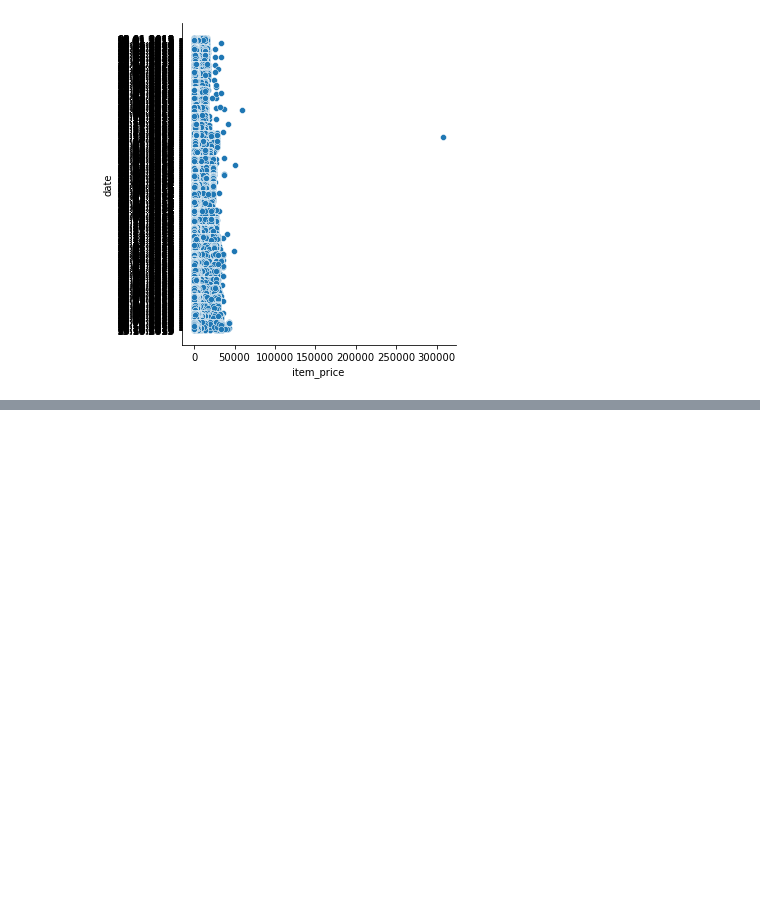
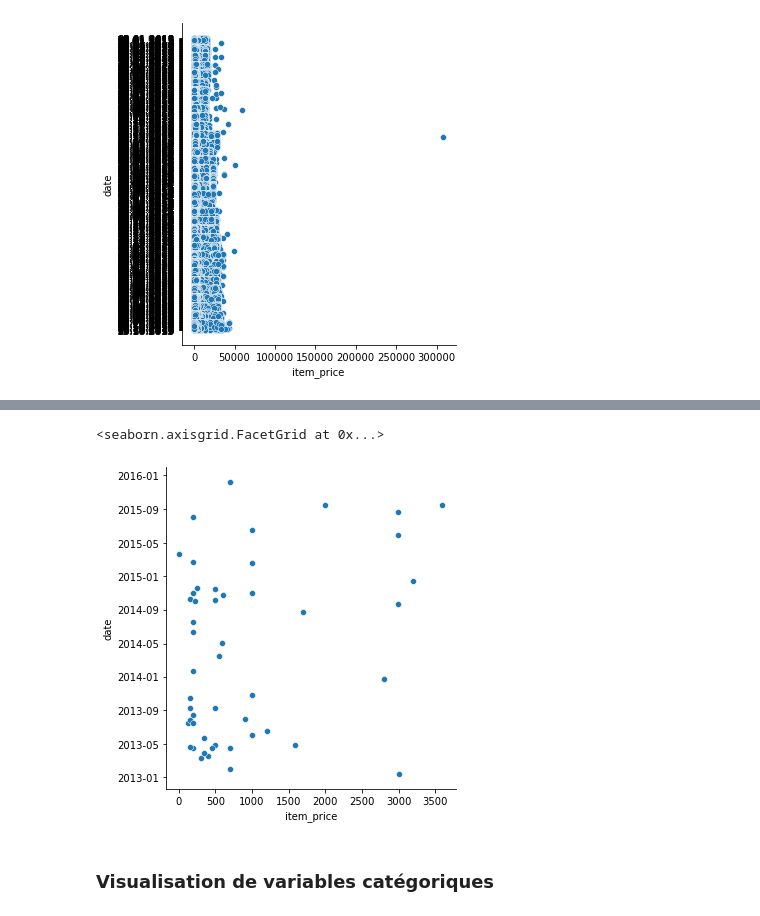
Before and after one commit to SimonMlt/MathsAlgo, a Jupyter notebook: ExoDatasets.ipynb, the cells around one changed output, grey strips where cells are left out. Saved outputs shown, nothing was run; the diff lists cells and outputs as text; code cells hidden in the pictures; blank space fills up the shorter version.

```diff
--- a/ExoDatasets.ipynb
+++ b/ExoDatasets.ipynb
@@ -109,0 +114,9 @@ sns.relplot(data=sp2, x="item_price", y="date")
+# %%
+sp2['date'] = pd.to_datetime(sp2['date'])
+# %%
+sns.relplot(x="item_price", y="date", data=sp2, sizes=(20,6))
+# %% [output]
+<seaborn.axisgrid.FacetGrid at 0x...>
+[figure, added]
+# %% [markdown]
+### Visualisation de variables catégoriques
```
Also changed, not shown: parts of 10 cells of this notebook.
